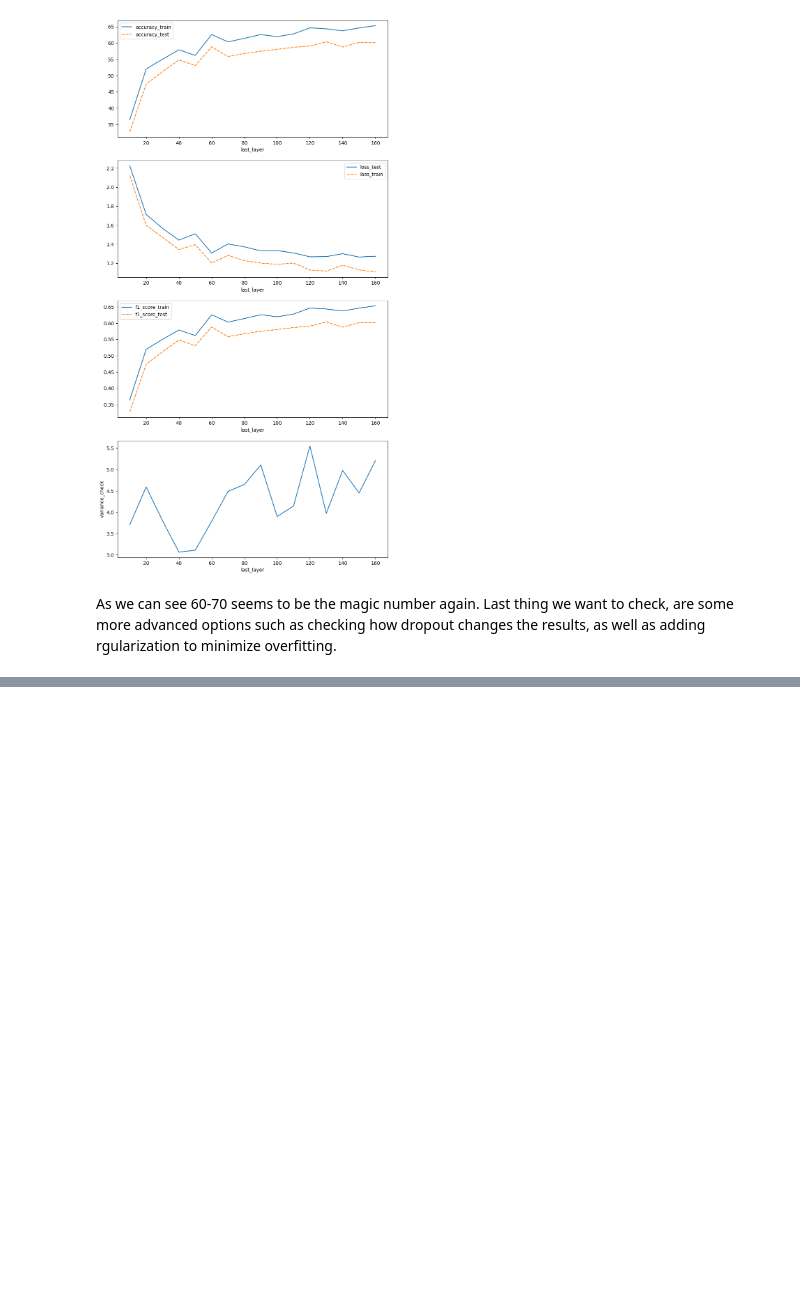
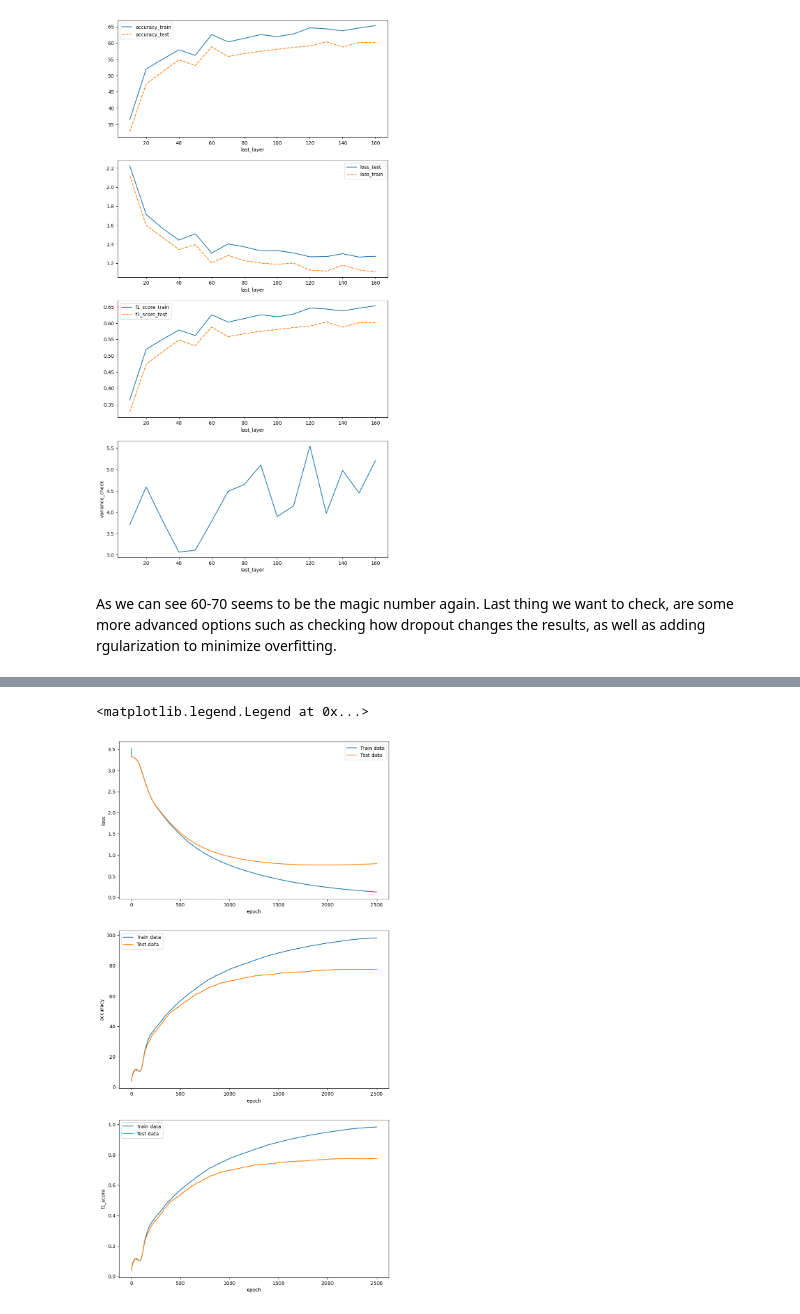
Before and after one commit to IlinKaragjozov/ComVis_with_Pytorch, a Jupyter notebook: Arab_Letter_Classification.ipynb, the cells around one changed output, grey strips where cells are left out. Cells and saved outputs as stored; diff of their text form; code cells hidden in the pictures; blank space fills up the shorter version.

```diff
--- a/Arab_Letter_Classification.ipynb
+++ b/Arab_Letter_Classification.ipynb
@@ -734,20 +768,20 @@ TestingDropout(
 )
 # %%
-def SingleTrain_drop(prob, num_epochs, learning_rate,printing = False, train_data=train_data, train_labels=train_labels, test_data=test_data, test_labels=test_labels, loss=nn.CrossEntropyLoss()):
-    model=model_2=TestingDropout(n_char=28, dropout=prob).to(device)
+def SingleTrain_drop(prob, num_epochs, learning_rate, inner=60, outer=60, hidden=160, decay = 0, printing = False, train_data=train_data, train_labels=train_labels, test_data=test_data, test_labels=test_labels, loss=nn.CrossEntropyLoss()):
+    model=model_2=TestingDropout(n_char=28, dropout=prob, nodes_inner=inner, nodes_outer=outer, hidden=hidden).to(device)
     loss=loss
-    optimization= optim.Adam(params=model.parameters(), lr=learning_rate)
+    optimization= optim.SGD(params=model.parameters(), lr=learning_rate, weight_decay = decay, momentum=0.9)
 
-    train_metrics={'loss': [], 'accuracy': [], 'f1_score': [], 'epoch': list(range(num_epoch))}
+    train_metrics={'loss': [], 'accuracy': [], 'f1_score': [], 'epoch': list(range(num_epochs))}
 
-    test_metrics = {'loss': [], 'accuracy': [], 'f1_score': [], 'epoch': list(range(num_epoch))}
+    test_metrics = {'loss': [], 'accuracy': [], 'f1_score': [], 'epoch': list(range(num_epochs))}
 
     for epoch in range(num_epochs):
 
         train_pred=model(train_data)
         model.train()
 
-        y_train = torch.squeeze(train_labels).type(torch.LongTensor)
+        y_train = train_labels.type(torch.LongTensor)
 
         optimization.zero_grad()
 
@@ -766,7 +800,7 @@ def SingleTrain_drop(prob, num_epochs, learning_rate,printing = False, train_dat
         model.eval()
         with torch.inference_mode():
             test_pred = model(test_data)
-            y_eval = torch.squeeze(test_labels).type(torch.LongTensor)
+            y_eval = test_labels.type(torch.LongTensor)
             loss_eval=loss(test_pred, y_eval)
             f1_test, acc_test = metrics(test_pred, torch.squeeze(test_labels), 28)
 
@@ -836,0 +870,2 @@ It's fairly clear from the results that the choice of dropout makes little diffe
+# %%
+tr_metrics, ts_metrics = SingleTrain_drop(prob=0.2, num_epochs=2500, learning_rate = 0.01, decay=0.00005, printing=True, inner=455, outer=645)
@@ -836,0 +890,12 @@ It's fairly clear from the results that the choice of dropout makes little diffe
+# %%
+fig, axs = plt.subplots(3, figsize=(10,20))
+sns.lineplot(data=tr_metrics, x='epoch', y='loss', label='Train data', ax=axs[0])
+sns.lineplot(data=ts_metrics, x='epoch', y='loss', label='Test data', ax=axs[0])
+sns.lineplot(data=tr_metrics, x='epoch', y='accuracy', label='Train data', ax=axs[1])
+sns.lineplot(data=ts_metrics, x='epoch', y='accuracy', label='Test data', ax=axs[1])
+sns.lineplot(data=tr_metrics, x='epoch', y='f1_score', label='Train data', ax=axs[2])
+sns.lineplot(data=ts_metrics, x='epoch', y='f1_score', label='Test data', ax=axs[2])
+plt.legend()
+# %% [output]
+<matplotlib.legend.Legend at 0x...>
+[figure, added]
```
Also changed, not shown: parts of 18 cells of this notebook.
